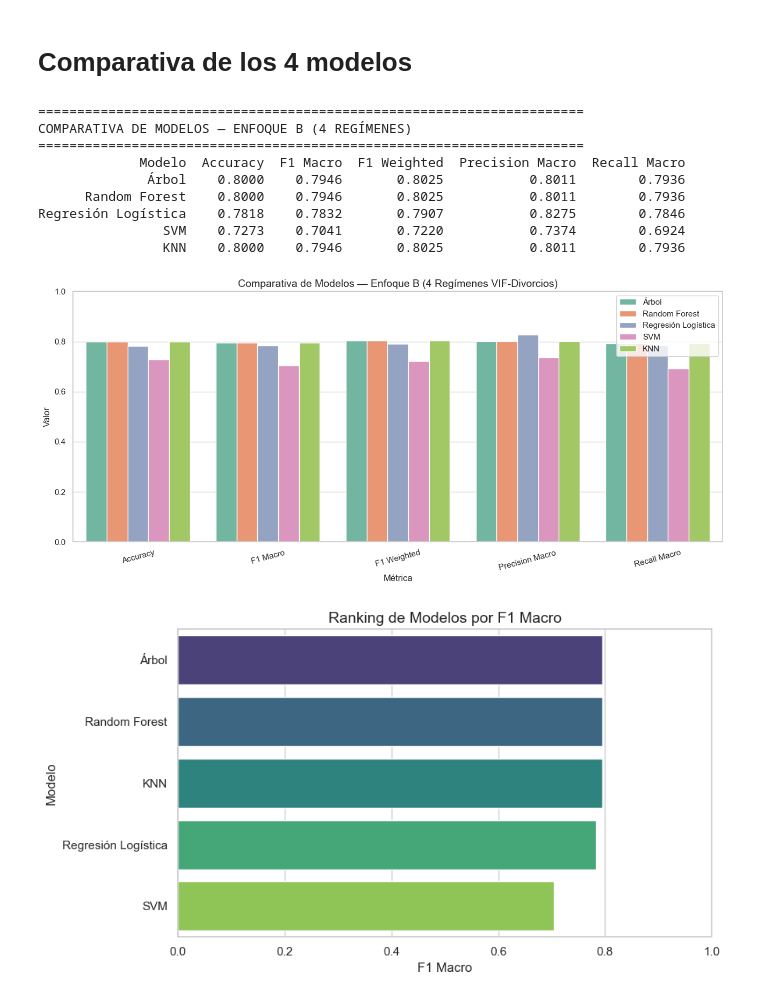
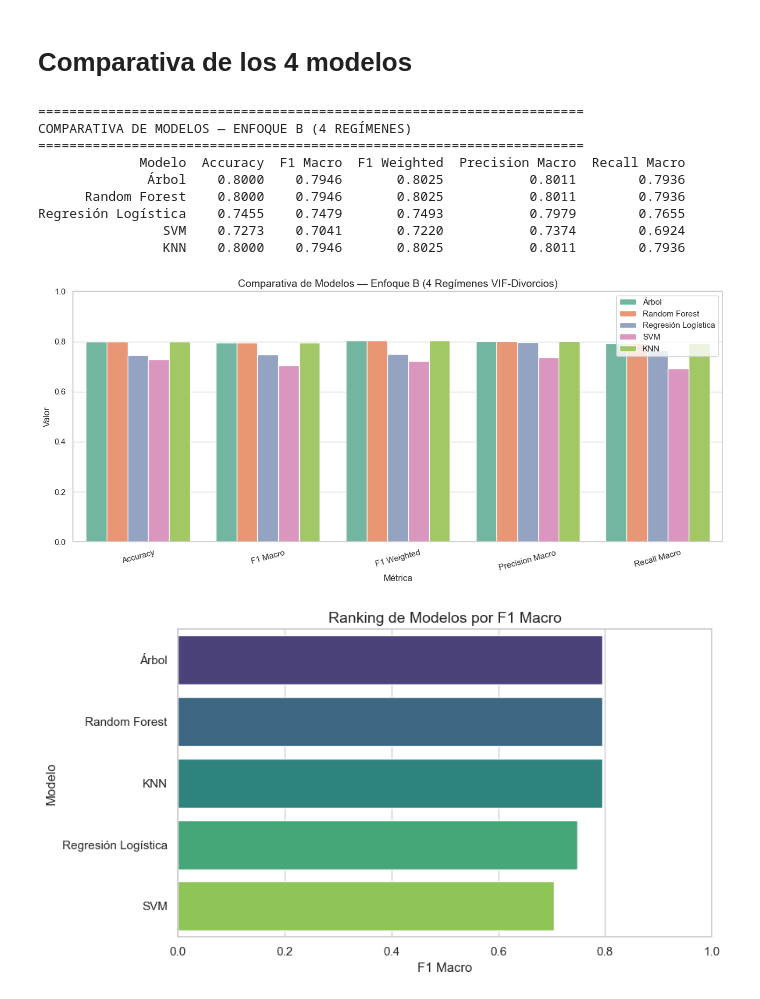
Before and after one commit to Vann06/MD_Proyecto1, a Jupyter notebook: Modelos_Predictivos/cuatrovariables_predictivas.ipynb, the cells around one changed output. Drawn from its saved outputs; the diff is of its cells as text; code cells hidden in the pictures.

```diff
--- a/Modelos_Predictivos/cuatrovariables_predictivas.ipynb
+++ b/Modelos_Predictivos/cuatrovariables_predictivas.ipynb
@@ -316,7 +316,7 @@ Los 3 modelos están guardados en: top3_modelos, top3_params, top3_scores
 # 1 = Segundo mejor modelo (ranking #2)
 # 2 = Tercer mejor modelo (ranking #3)
 
-POSICION = 2
+POSICION = 0
 
 dt = top3_modelos[POSICION]
 params_actuales = top3_params[POSICION]
@@ -473,7 +500,7 @@ Los 3 modelos están guardados en: top3_rf_modelos, top3_rf_params, top3_rf_scor
 # 1 = Segundo mejor modelo (ranking #2)
 # 2 = Tercer mejor modelo (ranking #3)
 
-POSICION = 2
+POSICION = 0
 
 rf = top3_rf_modelos[POSICION]
 params_actuales = top3_rf_params[POSICION]
@@ -646,7 +700,7 @@ Los 3 modelos están guardados en: top3_lr_modelos, top3_lr_params, top3_lr_scor
 # 1 = Segundo mejor modelo (ranking #2)
 # 2 = Tercer mejor modelo (ranking #3)
 
-POSICION = 2
+POSICION = 0
 
 log_reg = top3_lr_modelos[POSICION]
 params_actuales = top3_lr_params[POSICION]
@@ -1110,7 +1224,7 @@ Ranking #3
 Los 3 modelos están guardados en: top3_knn_modelos, top3_knn_params, top3_knn_scores
 ======================================================================
 # %%
-POSICION = 2
+POSICION = 0
 knn = top3_knn_modelos[POSICION]
 params_actuales = top3_knn_params[POSICION]
 score_cv_actual = top3_knn_scores[POSICION]
@@ -1226,33 +1369,96 @@ print(resultados.to_string(index=False))
 
 # Gráfico comparativo general
 resultados_melt = resultados.melt(id_vars='Modelo', var_name='Métrica', value_name='Valor')
 
 plt.figure(figsize=(13, 6))
 sns.barplot(data=resultados_melt, x='Métrica', y='Valor', hue='Modelo', palette='Set2')
 plt.title('Comparativa de Modelos — Enfoque B (4 Regímenes VIF-Divorcios)', fontsize=14)
 plt.ylim(0, 1)
 plt.xticks(rotation=15)
 plt.legend(loc='upper right')
 plt.tight_layout()
 plt.show()
 
 # Gráfico de ranking por F1 Macro
 resultados_f1 = resultados.sort_values('F1 Macro', ascending=False).copy()
 plt.figure(figsize=(9, 5))
 sns.barplot(data=resultados_f1, x='F1 Macro', y='Modelo', palette='viridis')
 plt.title('Ranking de Modelos por F1 Macro', fontsize=14)
 plt.xlim(0, 1)
 plt.tight_layout()
 plt.show()
+
+# F1 macro de validación cruzada (del GridSearchCV de cada modelo)
+f1_cv = {
+    'Árbol':               grid_dt.best_score_,
+    'Random Forest':       grid_rf.best_score_,
+    'Regresión Logística': grid_lr.best_score_,
+    'SVM':                 grid_svm.best_score_,
+    'KNN':                 grid_knn.best_score_
+}
+
+# F1 macro en el conjunto de prueba (de las predicciones finales)
+f1_test = {
+    'Árbol':               f1_score(y_test, y_pred_dt, average='macro'),
+    'Random Forest':       f1_score(y_test, y_pred_rf, average='macro'),
+    'Regresión Logística': f1_score(y_test, y_pred_lr, average='macro'),
+    'SVM':                 f1_score(y_test, y_pred_svm, average='macro'),
+    'KNN':                 f1_score(y_test, y_pred_knn, average='macro')
+}
+
+# Construir dataframe para el gráfico
+df_cv_test = pd.DataFrame({
+    'Modelo':       list(f1_cv.keys()),
+    'CV F1 macro':  list(f1_cv.values()),
+    'Test F1 macro': list(f1_test.values())
+}).round(3)
+
+# Imprimir tabla
+print("\n" + "=" * 60)
+print("VALIDACIÓN CRUZADA VS DESEMPEÑO FINAL")
+print("=" * 60)
+print(df_cv_test.to_string(index=False))
+
+# Gráfico de barras agrupadas (igual al de la imagen)
+x = np.arange(len(df_cv_test['Modelo']))
+width = 0.35
+
+fig, ax = plt.subplots(figsize=(12, 6))
+
+bars_cv   = ax.bar(x - width/2, df_cv_test['CV F1 macro'],
+                    width, label='CV F1 macro', color='steelblue')
+bars_test = ax.bar(x + width/2, df_cv_test['Test F1 macro'],
+                    width, label='Test F1 macro', color='darkorange')
+
+# Etiquetas de valor sobre cada barra
+for bar in bars_cv:
+    ax.text(bar.get_x() + bar.get_width()/2, bar.get_height() + 0.005,
+            f'{bar.get_height():.3f}', ha='center', va='bottom', fontsize=10)
+
+for bar in bars_test:
+    ax.text(bar.get_x() + bar.get_width()/2, bar.get_height() + 0.005,
+            f'{bar.get_height():.3f}', ha='center', va='bottom', fontsize=10)
+
+ax.set_xlabel('Modelo', fontsize=12)
+ax.set_ylabel('F1 macro', fontsize=12)
+ax.set_title('Validación cruzada vs desempeño final — 5 modelos', fontsize=14)
+ax.set_xticks(x)
+ax.set_xticklabels(df_cv_test['Modelo'])
+ax.set_ylim(0.60, 0.85)
+ax.legend()
+ax.grid(axis='y', alpha=0.3)
+
+plt.tight_layout()
+plt.show()
 # %% [output]
 ======================================================================
 COMPARATIVA DE MODELOS — ENFOQUE B (4 REGÍMENES)
 ======================================================================
              Modelo  Accuracy  F1 Macro  F1 Weighted  Precision Macro  Recall Macro
               Árbol    0.8000    0.7946       0.8025           0.8011        0.7936
       Random Forest    0.8000    0.7946       0.8025           0.8011        0.7936
-Regresión Logística    0.7818    0.7832       0.7907           0.8275        0.7846
+Regresión Logística    0.7455    0.7479       0.7493           0.7979        0.7655
                 SVM    0.7273    0.7041       0.7220           0.7374        0.6924
                 KNN    0.8000    0.7946       0.8025           0.8011        0.7936
-[figure, old version]
+[figure, new version]
-[figure, old version]
+[figure, new version]
```
Also changed, not shown: parts of 10 cells of this notebook.
